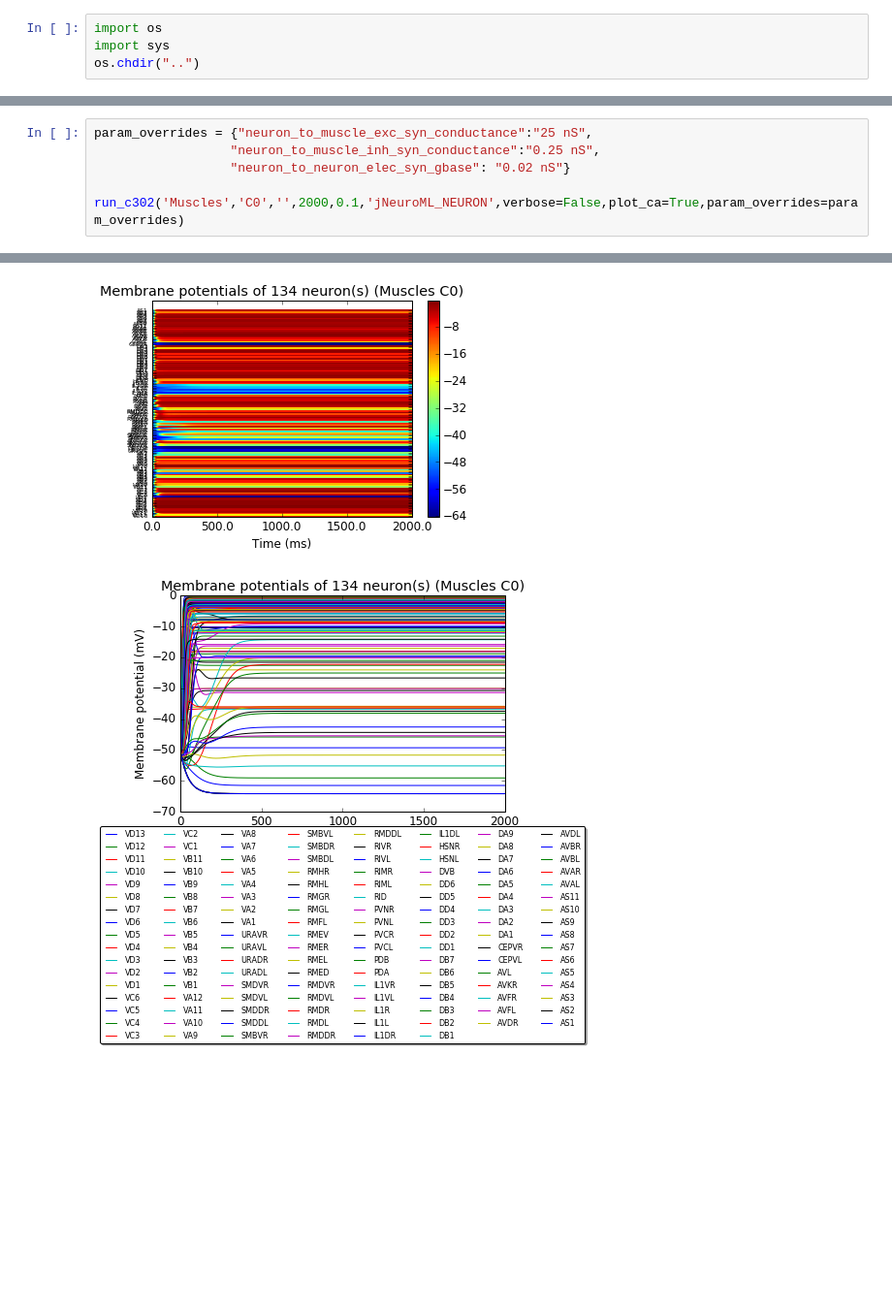
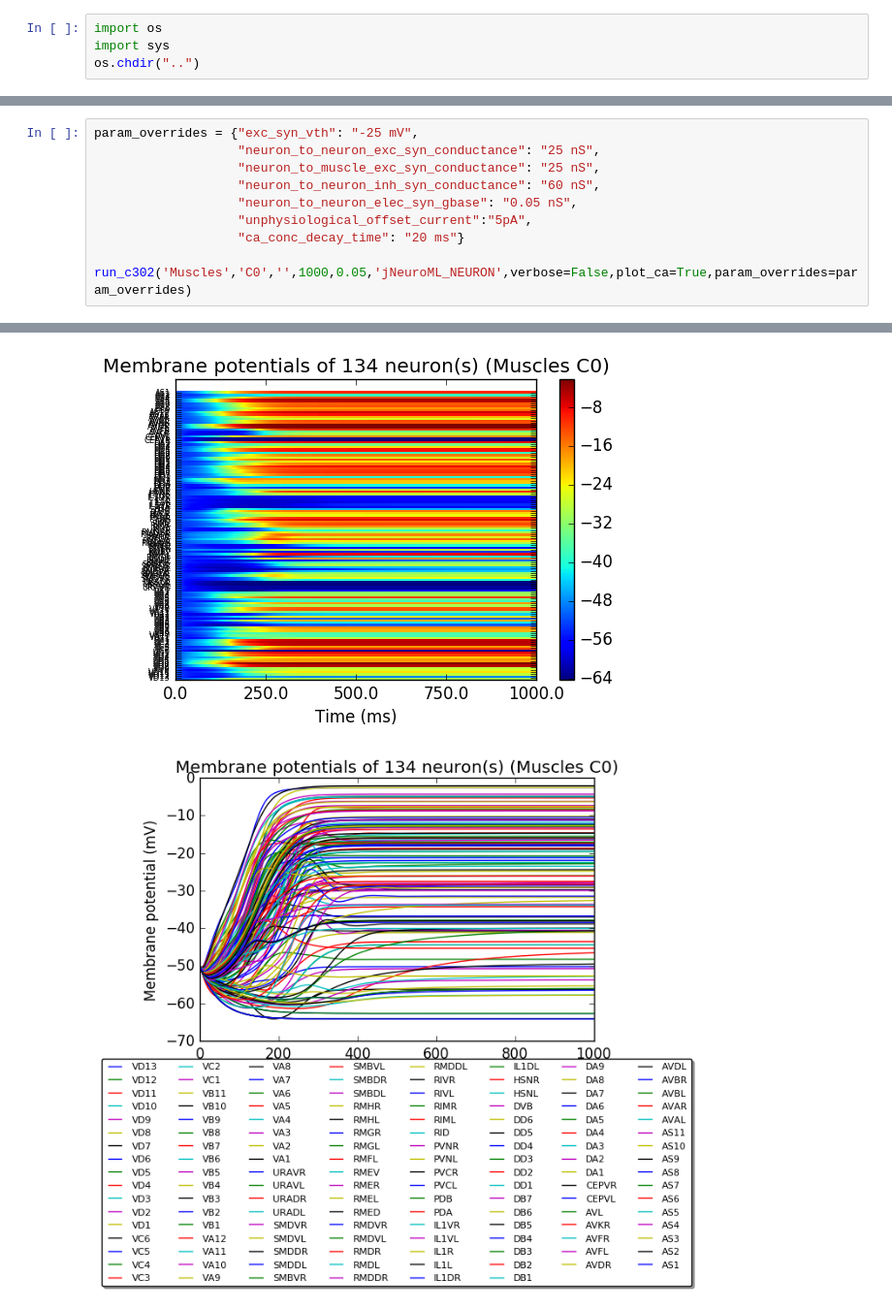
Before and after one commit to openworm/CElegansNeuroML, a Jupyter notebook: CElegans/pythonScripts/c302/notebooks/TestMusclesC0.ipynb, the cells around one changed output, grey strips where cells are left out. Shown at 97% size. Cells and saved outputs as stored; diff of their text form; blank space fills up the shorter version.

Commit message:
New params for C0
Support for global_connectivity_power_scaling parameter

```diff
--- a/CElegans/pythonScripts/c302/notebooks/TestMusclesC0.ipynb
+++ b/CElegans/pythonScripts/c302/notebooks/TestMusclesC0.ipynb
@@ -40,9 +40,13 @@ pyNeuroML >>> Generating plot: Membrane potentials of 95 muscle(s) (Muscles C0)
 # %%
-param_overrides = {"neuron_to_muscle_exc_syn_conductance":"25 nS",
-                  "neuron_to_muscle_inh_syn_conductance":"0.25 nS",
-                  "neuron_to_neuron_elec_syn_gbase": "0.02 nS"}
+param_overrides = {"exc_syn_vth": "-25 mV",
+                   "neuron_to_neuron_exc_syn_conductance": "25 nS",
+                   "neuron_to_muscle_exc_syn_conductance": "25 nS",
+                   "neuron_to_neuron_inh_syn_conductance": "60 nS",
+                   "neuron_to_neuron_elec_syn_gbase": "0.05 nS",
+                   "unphysiological_offset_current":"5pA",
+                   "ca_conc_decay_time": "20 ms"}
 
-run_c302('Muscles','C0','',2000,0.1,'jNeuroML_NEURON',verbose=False,plot_ca=True,param_overrides=param_overrides)
+run_c302('Muscles','C0','',1000,0.05,'jNeuroML_NEURON',verbose=False,plot_ca=True,param_overrides=param_overrides)
 # %% [output]
 ********************
 
@@ -60,6 +64,6 @@ c302      >>>  Writing generated network to: /home/padraig/neuroConstruct/osb/in
 pyNeuroML >>> Generating plot: [Ca2+] of 134 neurons (Muscles C0)
 c302      >>>  Plotting muscle activities ([Ca2+])
 c302      >>>  Generating plots for: [Ca2+] of 95 muscles (Muscles C0)
 pyNeuroML >>> Generating plot: [Ca2+] of 95 muscles (Muscles C0)
-[figure, old version]
+[figure, new version]
-[figure, old version]
+[figure, new version]
```
Also changed, not shown: parts of 3 cells of this notebook, 36 other files.
